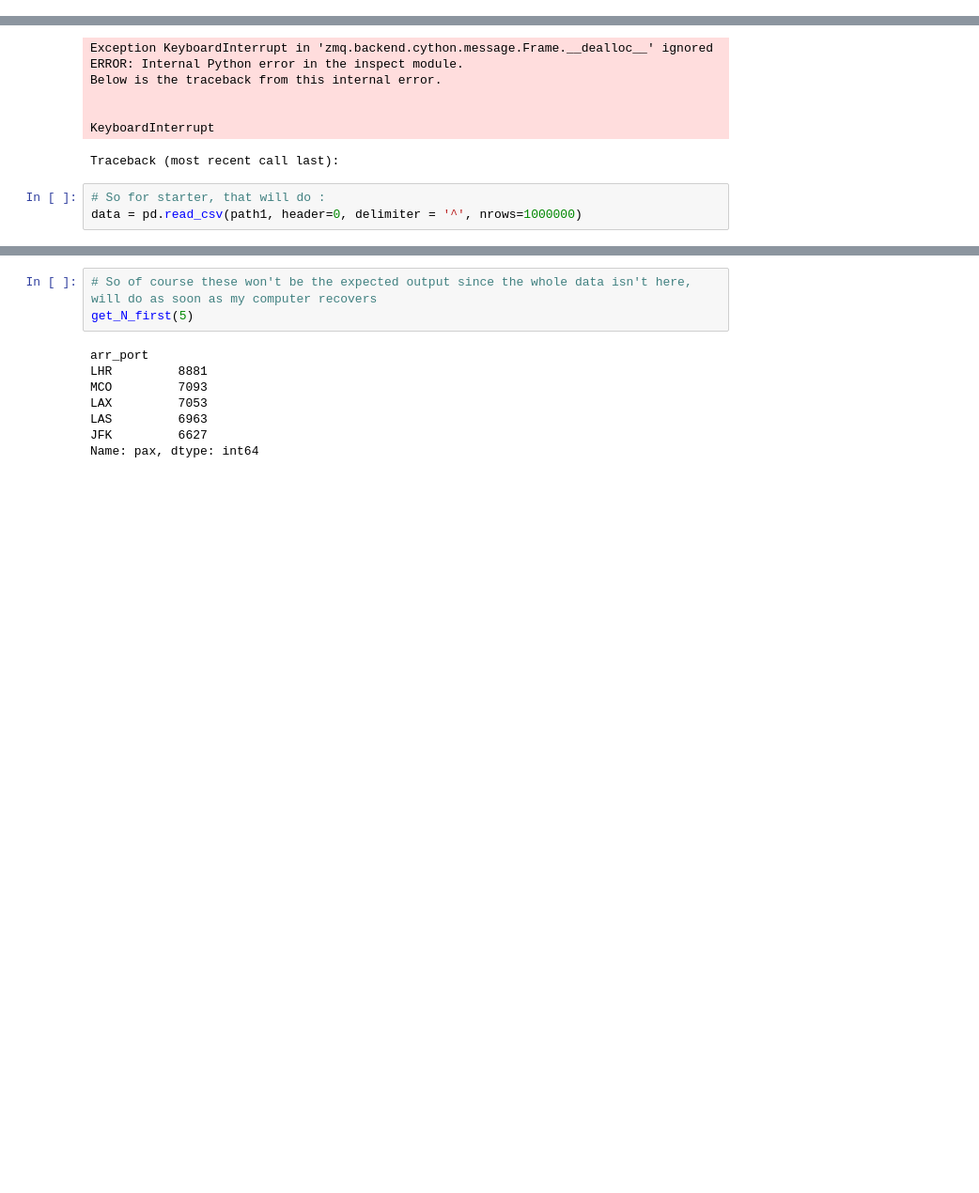
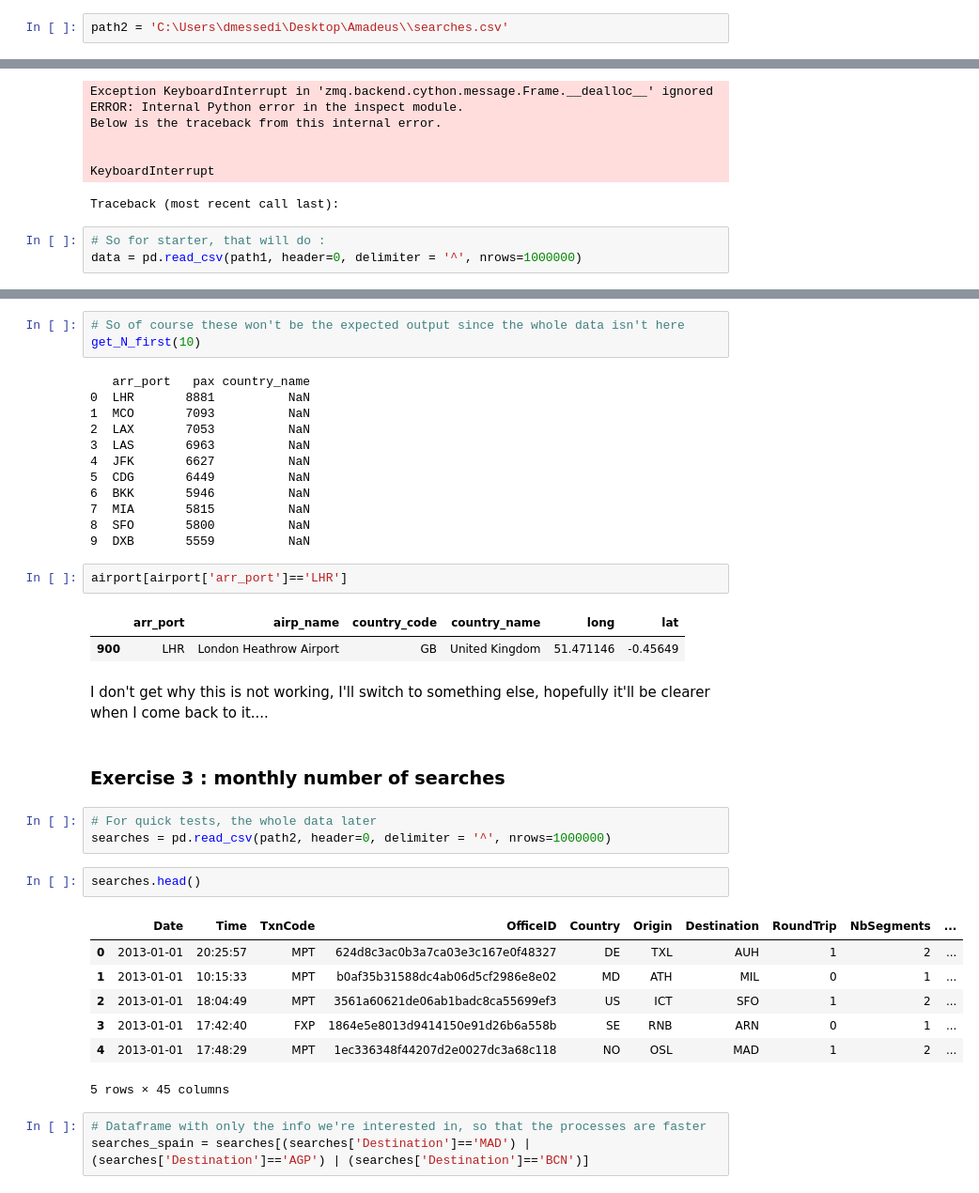
Before and after one commit to mdalila/challenge, a Jupyter notebook: Amadeus.ipynb, the cells around one changed output, grey strips where cells are left out. Shown at 94% size. Saved outputs shown, nothing was run; the diff lists cells and outputs as text; blank space fills up the shorter version.

Commit message:
End of exercise 1, attempt on bonus on exercise 2 and beginning of third exercise

```diff
--- a/Amadeus.ipynb
+++ b/Amadeus.ipynb
@@ -8,3 +10,5 @@ import matplotlib.pyplot as plt
 # %%
 path1 = 'C:\Users\dmessedi\Desktop\Amadeus\\bookings.csv'
+# %%
+path2 = 'C:\Users\dmessedi\Desktop\Amadeus\\searches.csv'
 # %%
@@ -53,11 +121,40 @@ def get_N_first(N):
 # %%
-# So of course these won't be the expected output since the whole data isn't here, will do as soon as my computer recovers
-get_N_first(5)
+# So of course these won't be the expected output since the whole data isn't here
+get_N_first(10)
 # %% [output]
-arr_port
-LHR         8881
-MCO         7093
-LAX         7053
-LAS         6963
-JFK         6627
-Name: pax, dtype: int64
+   arr_port   pax country_name
+0  LHR       8881          NaN
+1  MCO       7093          NaN
+2  LAX       7053          NaN
+3  LAS       6963          NaN
+4  JFK       6627          NaN
+5  CDG       6449          NaN
+6  BKK       5946          NaN
+7  MIA       5815          NaN
+8  SFO       5800          NaN
+9  DXB       5559          NaN
+# %%
+airport[airport['arr_port']=='LHR']
+# %% [output]
+|  | arr_port | airp_name | country_code | country_name | long | lat |
+| 900 | LHR | London Heathrow Airport | GB | United Kingdom | 51.471146 | -0.45649 |
+# %% [markdown]
+I don't get why this is not working, I'll switch to something else, hopefully it'll be clearer when I come back to it....
+# %% [markdown]
+### Exercise 3 : monthly number of searches
+# %%
+# For quick tests, the whole data later
+searches = pd.read_csv(path2, header=0, delimiter = '^', nrows=1000000)
+# %%
+searches.head()
+# %% [output]
+|  | Date | Time | TxnCode | OfficeID | Country | Origin | Destination | RoundTrip | NbSegments | ... |
+| 0 | 2013-01-01 | 20:25:57 | MPT | 624d8c3ac0b3a7ca03e3c167e0f48327 | DE | TXL | AUH | 1 | 2 | ... |
+| 1 | 2013-01-01 | 10:15:33 | MPT | b0af35b31588dc4ab06d5cf2986e8e02 | MD | ATH | MIL | 0 | 1 | ... |
+| 2 | 2013-01-01 | 18:04:49 | MPT | 3561a60621de06ab1badc8ca55699ef3 | US | ICT | SFO | 1 | 2 | ... |
+| 3 | 2013-01-01 | 17:42:40 | FXP | 1864e5e8013d9414150e91d26b6a558b | SE | RNB | ARN | 0 | 1 | ... |
+| 4 | 2013-01-01 | 17:48:29 | MPT | 1ec336348f44207d2e0027dc3a68c118 | NO | OSL | MAD | 1 | 2 | ... |
+5 rows × 45 columns
+# %%
+# Dataframe with only the info we're interested in, so that the processes are faster
+searches_spain = searches[(searches['Destination']=='MAD') | (searches['Destination']=='AGP') | (searches['Destination']=='BCN')]
```
Also changed, not shown: parts of 21 cells of this notebook.
